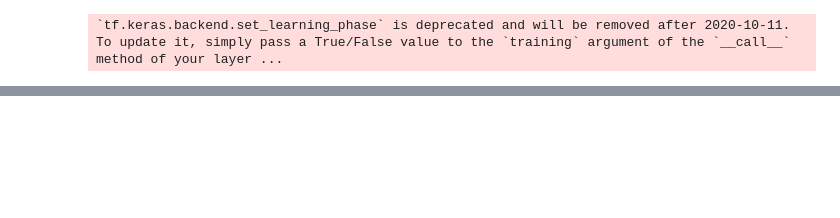
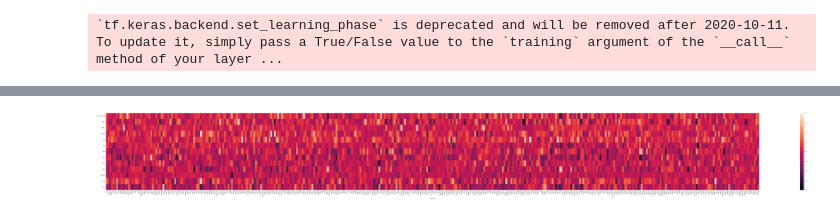
Before and after one commit to ThiesCalje/Survival-Analysis-Deep-Learning-AML-, a Jupyter notebook: Code/Collab/Clustering_Embedding.ipynb, the cells around one changed output, grey strips where cells are left out. Cells and saved outputs as stored; diff of their text form; code cells hidden in the pictures; blank space fills up the shorter version.

```diff
--- a/Code/Collab/Clustering_Embedding.ipynb
+++ b/Code/Collab/Clustering_Embedding.ipynb
@@ -1779,0 +1786,11 @@ vis_shap(shap_values, p_type, f_display, labels, features, classes = None
+# %%
+lib = {label: np.sum(shap_values[i], axis = 0)/np.max(abs(np.sum(shap_values[i], axis = 0))) for i, label in enumerate(labels)}
+df = pd.DataFrame(lib, index=gene_lut["Gene.name"]).T
+df
+hm = plt.figure(figsize=(155,15))
+heatmap = sns.heatmap(df)
+# heatmap.set_xticklabels(heatmap.get_xticklabels(), rotation=45)
+heatmap.set_yticklabels(heatmap.get_yticklabels(), rotation=0)
+plt.show()
+# %% [output]
+[figure, added]
```
Also changed, not shown: parts of 4 cells of this notebook.
